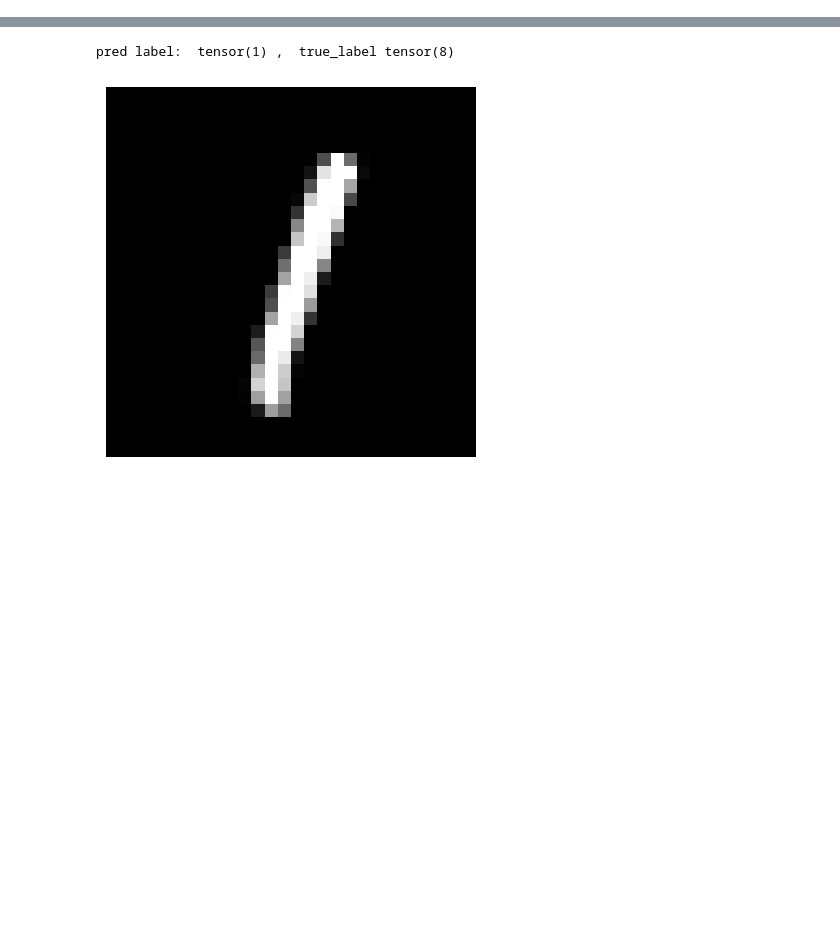
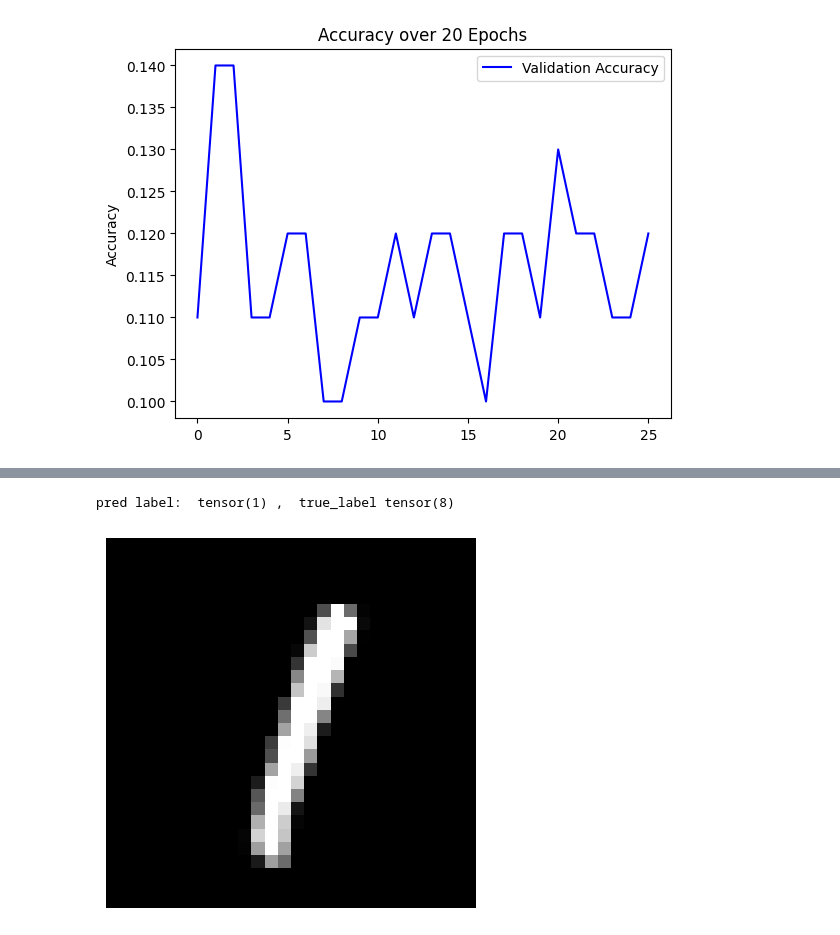
Before and after one commit to Sustech-yx/CSE5001_Project, a Jupyter notebook: main.ipynb, the cells around one changed output, grey strips where cells are left out. Cells and saved outputs as stored; diff of their text form; code cells hidden in the pictures; blank space fills up the shorter version.

```diff
--- a/main.ipynb
+++ b/main.ipynb
@@ -45,0 +67,10 @@ true_labels = torch.cat(wrong_pred[2])
+# %%
+plt.plot(acc_record, 'b', label='Validation Accuracy')
+plt.title('Accuracy over 20 Epochs')
+# plt.xlabel('Epochs')
+plt.ylabel('Accuracy')
+plt.legend()
+# plt.show()
+plt.savefig("6.png", dpi=1200)
+# %% [output]
+[figure, added]
```
Also changed, not shown: parts of 22 cells of this notebook, 27 other files.
